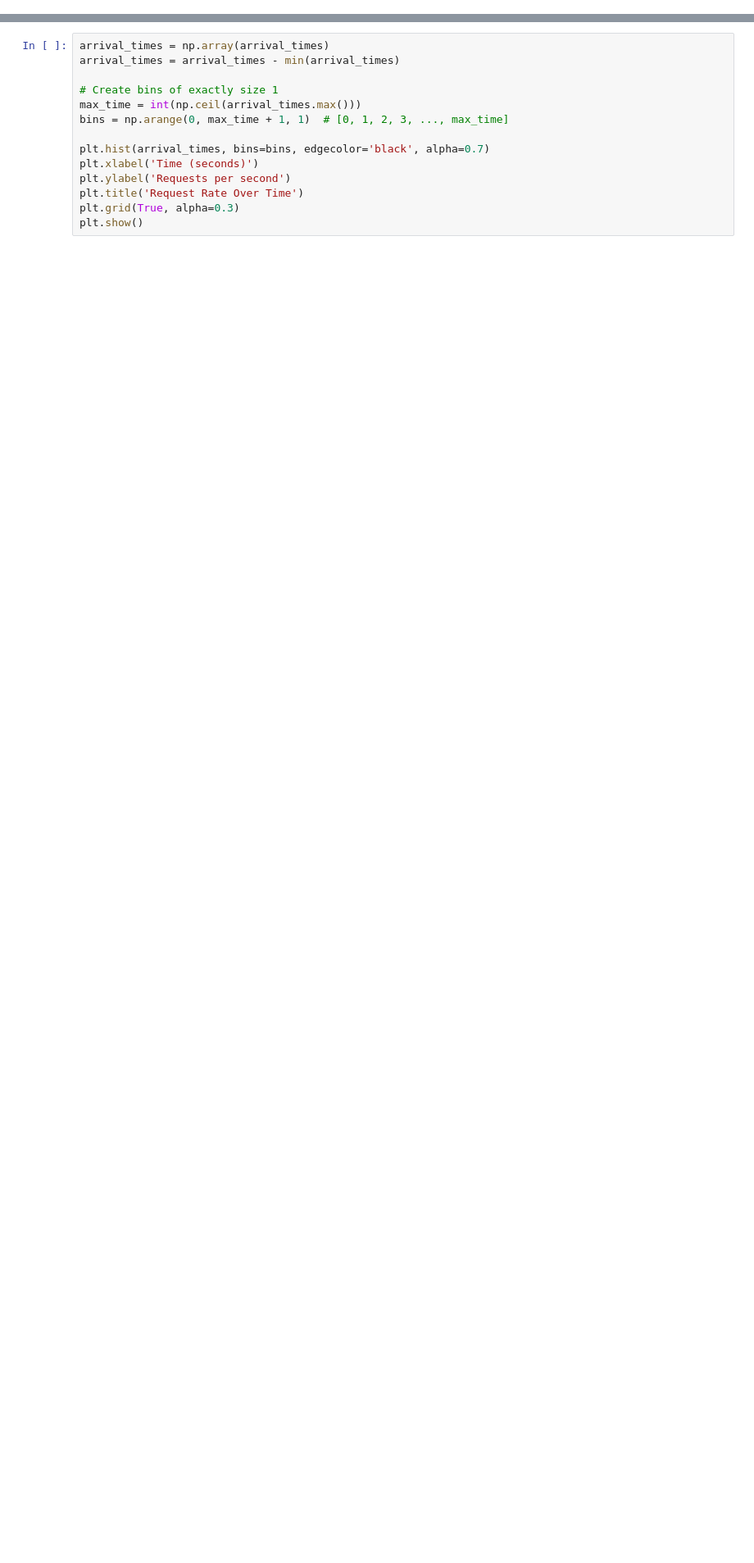
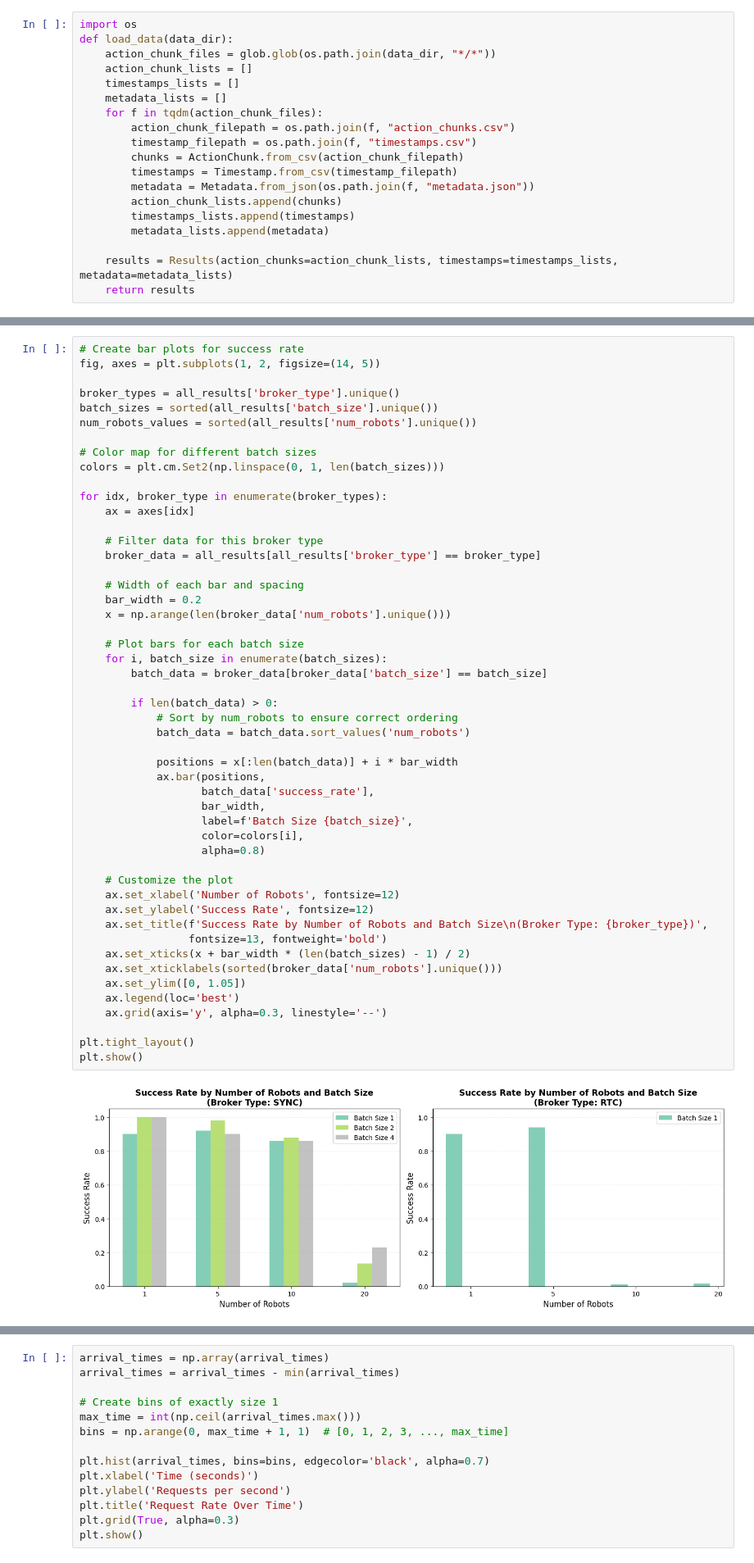
Before and after one commit to ChenZhenY/openpi, a Jupyter notebook: notebooks/end_to_end.ipynb, the cells around one changed output, grey strips where cells are left out. Shown at 82% size. Drawn from its saved outputs; the diff is of its cells as text; blank space fills up the shorter version.

Commit message:
I think RTC batching works now, just need to test.

```diff
--- a/notebooks/end_to_end.ipynb
+++ b/notebooks/end_to_end.ipynb
@@ -17,3 +53,22 @@ from examples.libero.schemas import ActionChunk, Timestamp
+# %%
+import os
+def load_data(data_dir):
+    action_chunk_files = glob.glob(os.path.join(data_dir, "*/*"))
+    action_chunk_lists = []
+    timestamps_lists = []
+    metadata_lists = []
+    for f in tqdm(action_chunk_files):
+        action_chunk_filepath = os.path.join(f, "action_chunks.csv")
+        timestamp_filepath = os.path.join(f, "timestamps.csv")
+        chunks = ActionChunk.from_csv(action_chunk_filepath)
+        timestamps = Timestamp.from_csv(timestamp_filepath)
+        metadata = Metadata.from_json(os.path.join(f, "metadata.json"))
+        action_chunk_lists.append(chunks)
+        timestamps_lists.append(timestamps)
+        metadata_lists.append(metadata)
+
+    results = Results(action_chunks=action_chunk_lists, timestamps=timestamps_lists, metadata=metadata_lists)
+    return results
 # %%
 # data_dir = "/nethome/dhe83/flash/openpi/data/libero/multi_robot_videos"
 # data_dir = "/nethome/dhe83/flash/openpi/data/libero/sync"
@@ -47,0 +99,52 @@ plt.hist(simulation_step_times)
+# %%
+# Create bar plots for success rate
+fig, axes = plt.subplots(1, 2, figsize=(14, 5))
+
+broker_types = all_results['broker_type'].unique()
+batch_sizes = sorted(all_results['batch_size'].unique())
+num_robots_values = sorted(all_results['num_robots'].unique())
+
+# Color map for different batch sizes
+colors = plt.cm.Set2(np.linspace(0, 1, len(batch_sizes)))
+
+for idx, broker_type in enumerate(broker_types):
+    ax = axes[idx]
+
+    # Filter data for this broker type
+    broker_data = all_results[all_results['broker_type'] == broker_type]
+
+    # Width of each bar and spacing
+    bar_width = 0.2
+    x = np.arange(len(broker_data['num_robots'].unique()))
+
+    # Plot bars for each batch size
+    for i, batch_size in enumerate(batch_sizes):
+        batch_data = broker_data[broker_data['batch_size'] == batch_size]
+
+        if len(batch_data) > 0:
+            # Sort by num_robots to ensure correct ordering
+            batch_data = batch_data.sort_values('num_robots')
+
+            positions = x[:len(batch_data)] + i * bar_width
+            ax.bar(positions,
+                   batch_data['success_rate'],
+                   bar_width,
+                   label=f'Batch Size {batch_size}',
+                   color=colors[i],
+                   alpha=0.8)
+
+    # Customize the plot
+    ax.set_xlabel('Number of Robots', fontsize=12)
+    ax.set_ylabel('Success Rate', fontsize=12)
+    ax.set_title(f'Success Rate by Number of Robots and Batch Size\n(Broker Type: {broker_type})',
+                 fontsize=13, fontweight='bold')
+    ax.set_xticks(x + bar_width * (len(batch_sizes) - 1) / 2)
+    ax.set_xticklabels(sorted(broker_data['num_robots'].unique()))
+    ax.set_ylim([0, 1.05])
+    ax.legend(loc='best')
+    ax.grid(axis='y', alpha=0.3, linestyle='--')
+
+plt.tight_layout()
+plt.show()
+# %% [output]
+[figure, added]
```
Also changed, not shown: parts of 13 cells of this notebook, 10 other files.
